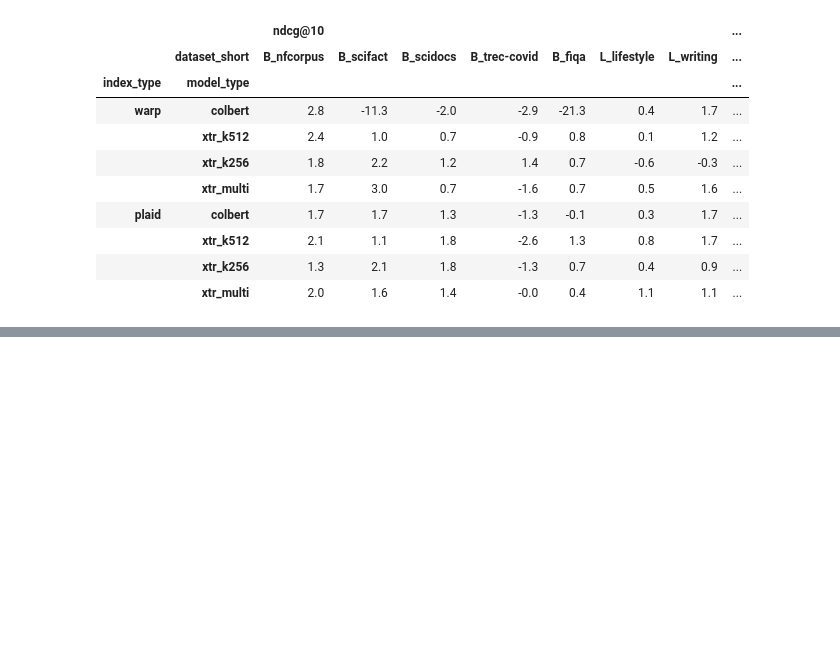
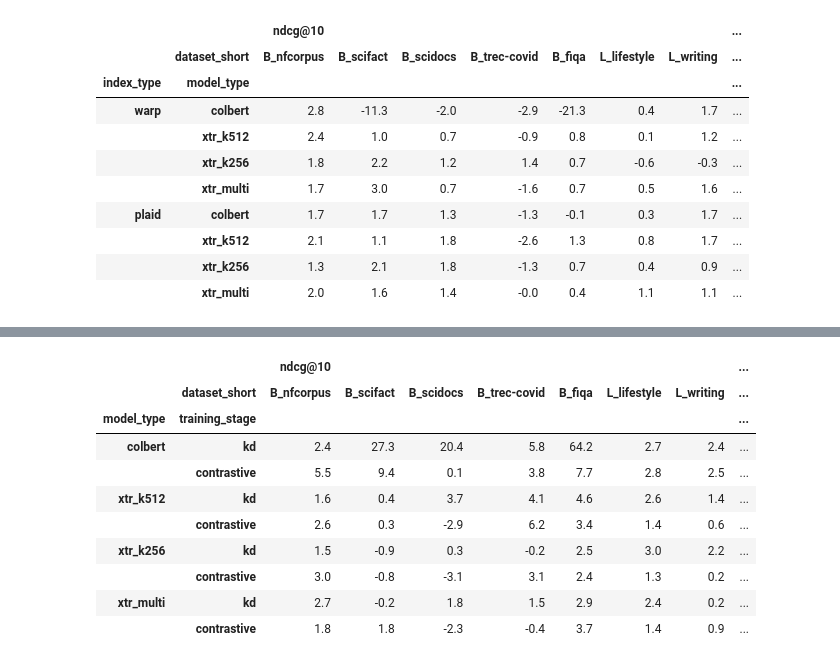
Before and after one commit to robro612/pylate, a Jupyter notebook: eval_analysis.ipynb, the cells around one changed output, grey strips where cells are left out. Saved outputs shown, nothing was run; the diff lists cells and outputs as text; code cells hidden in the pictures; blank space fills up the shorter version.

```diff
--- a/eval_analysis.ipynb
+++ b/eval_analysis.ipynb
@@ -232,0 +199,36 @@ plt.show()
+# %%
+# Compute delta between 'plaid' and 'warp' for each (model_type, training_stage)
+# using relativized metrics (normalized to max value per dataset)
+
+pt_plaid = pt.xs('plaid', level='index_type')
+pt_warp = pt.xs('warp', level='index_type')
+
+# Normalize each metric to its max value per dataset (column-wise)
+# For each column (metric, dataset), divide by the max across all rows
+pt_plaid_rel = pt_plaid.copy()
+pt_warp_rel = pt_warp.copy()
+
+for col in pt_plaid.columns:
+    max_val = max(pt_plaid[col].max(), pt_warp[col].max())
+    if max_val > 0:  # Avoid division by zero
+        pt_plaid_rel[col] = pt_plaid[col] / max_val * 100
+        pt_warp_rel[col] = pt_warp[col] / max_val * 100
+
+# Compute delta on relativized metrics
+pt_delta = pt_plaid_rel - pt_warp_rel
+pt_delta.index.names = ['model_type', 'training_stage']
+
+# Optionally format the output (as before)
+pt_delta.style.format('{:.1f}')
+# %% [output]
+|  |  | ndcg@10 |  |  |  |  |  |  | ... |
+|  | dataset_short | B_nfcorpus | B_scifact | B_scidocs | B_trec-covid | B_fiqa | L_lifestyle | L_writing | ... |
+| model_type | training_stage |  |  |  |  |  |  |  | ... |
+| colbert | kd | 2.4 | 27.3 | 20.4 | 5.8 | 64.2 | 2.7 | 2.4 | ... |
+|  | contrastive | 5.5 | 9.4 | 0.1 | 3.8 | 7.7 | 2.8 | 2.5 | ... |
+| xtr_k512 | kd | 1.6 | 0.4 | 3.7 | 4.1 | 4.6 | 2.6 | 1.4 | ... |
+|  | contrastive | 2.6 | 0.3 | -2.9 | 6.2 | 3.4 | 1.4 | 0.6 | ... |
+| xtr_k256 | kd | 1.5 | -0.9 | 0.3 | -0.2 | 2.5 | 3.0 | 2.2 | ... |
+|  | contrastive | 3.0 | -0.8 | -3.1 | 3.1 | 2.4 | 1.3 | 0.2 | ... |
+| xtr_multi | kd | 2.7 | -0.2 | 1.8 | 1.5 | 2.9 | 2.4 | 0.2 | ... |
+|  | contrastive | 1.8 | 1.8 | -2.3 | -0.4 | 3.7 | 1.4 | 0.9 | ... |
```
Also changed, not shown: parts of 20 cells of this notebook, 9 other files.
